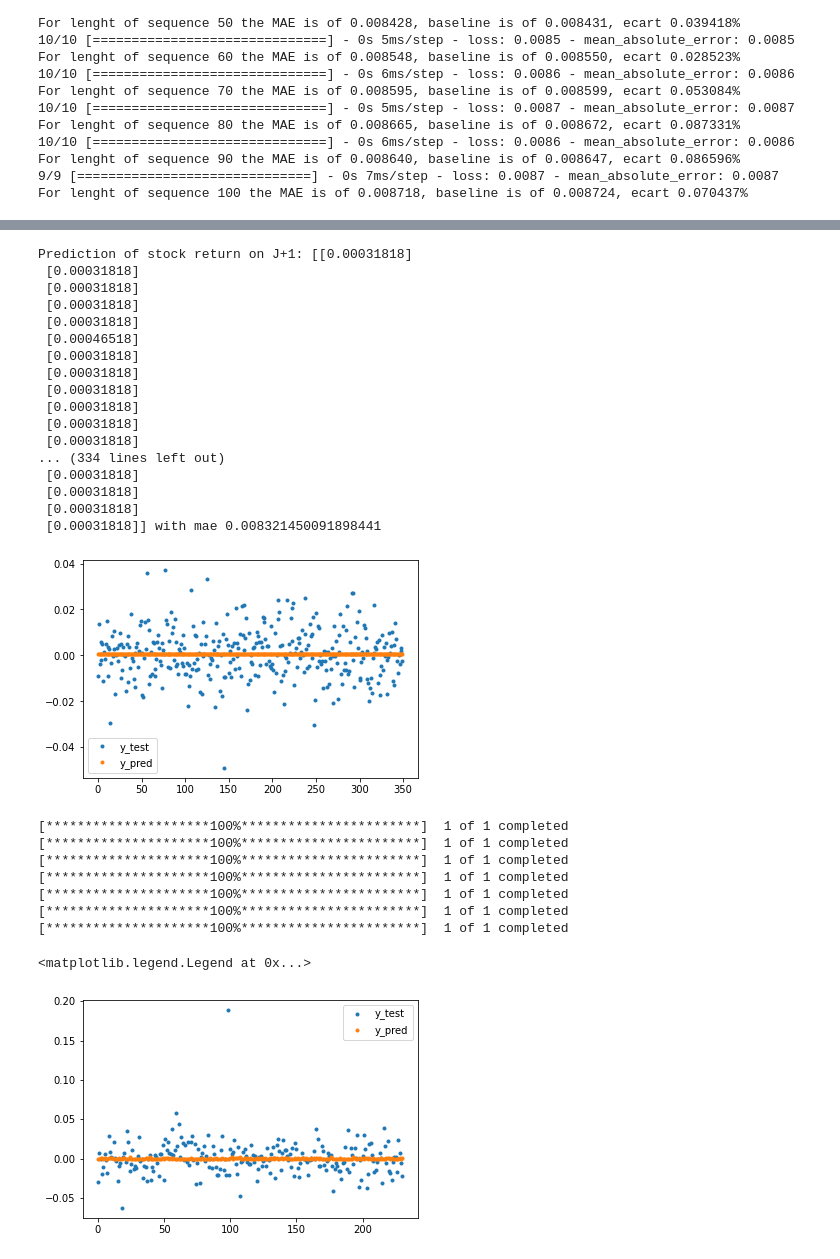
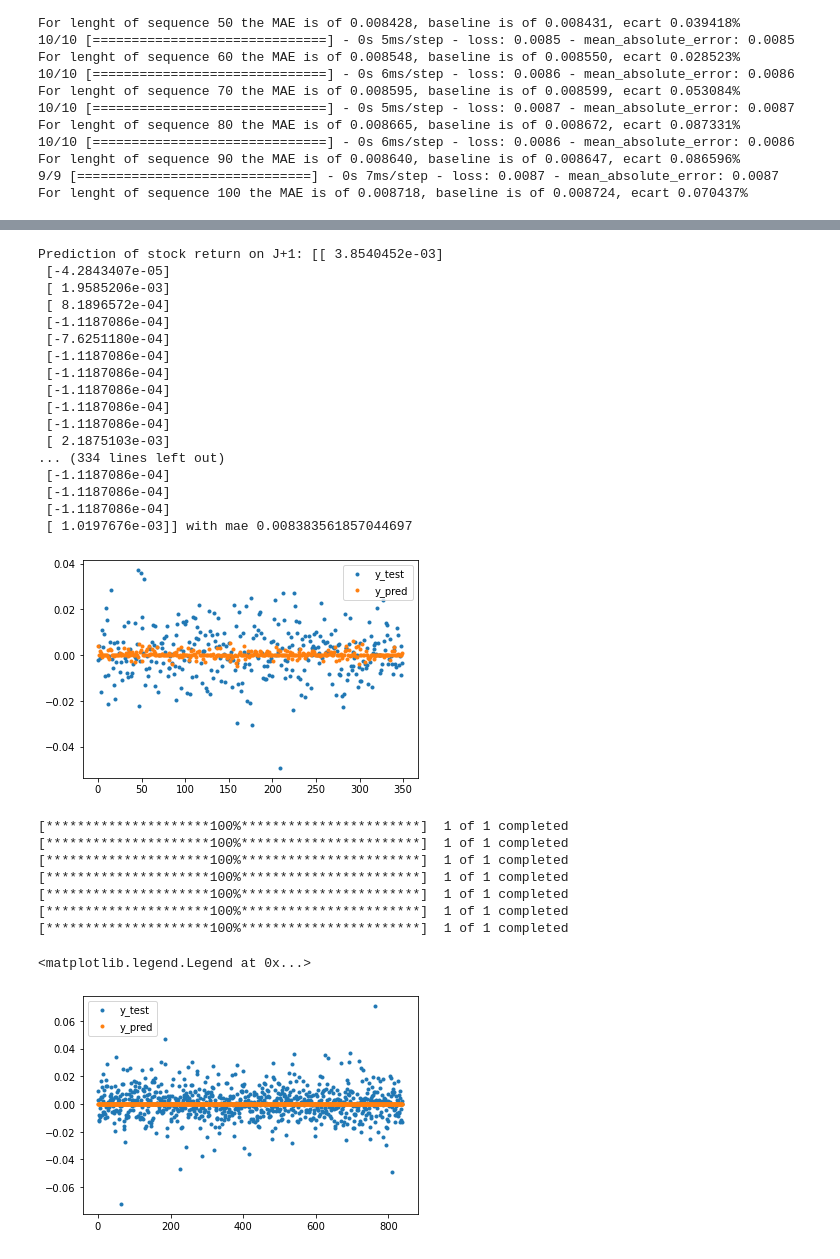
Before and after one commit to Jaouad-AHRAOUI/stock_prediction, a Jupyter notebook: notebooks/improve_cnn.ipynb, the cells around one changed output, grey strips where cells are left out. Saved outputs shown, nothing was run; the diff lists cells and outputs as text; code cells hidden in the pictures.

```diff
--- a/notebooks/improve_cnn.ipynb
+++ b/notebooks/improve_cnn.ipynb
@@ -541,9 +525,9 @@ For lenght of sequence 100 the MAE is of 0.008718, baseline is of 0.008724, ecar
 # %%
-X_train, y_train, X_val, y_val, X_test, y_test, model_vinci = train_model(data,
-                                                                          idx,
-                                                                          batch_size=128,
-                                                                          l_rate=0.001,
-                                                                          len_=30,
-                                                                          plot_history=True)
+X_train_30, y_train_30, X_val_30, y_val_30, X_test_30, y_test_30, model_30 = train_model(data,
+                                                                      idx,
+                                                                      batch_size=128,
+                                                                      l_rate=0.001,
+                                                                      len_=30,
+                                                                      plot_history=True)
 # %% [output]
 Epoch 1/1000
@@ -569,51 +553,51 @@ val_mae: 0.007851781323552132
 # %%
 #---Prediction
-res = model_vinci.evaluate(X_test, y_test, verbose=0)
-y_pred = model_vinci.predict(X_test, )
+res_30 = model_30.evaluate(X_test_30, y_test_30, verbose=0)
+y_pred_30 = model_30.predict(X_test_30)
 
-plt.plot(y_test, '.',  label='y_test')
-plt.plot(y_pred, '.', label='y_pred') #'.'
+plt.plot(y_test_30, '.',  label='y_test')
+plt.plot(y_pred_30, '.', label='y_pred') #'.'
 plt.legend()
 
-print(f"Prediction of stock return on J+1: {y_pred} with mae {res[1]}")
+print(f"Prediction of stock return on J+1: {y_pred_30} with mae {res_30[1]}")
 # %% [output]
-Prediction of stock return on J+1: [[0.00031818]
- [0.00031818]
- [0.00031818]
- [0.00031818]
- [0.00031818]
- [0.00046518]
- [0.00031818]
- [0.00031818]
- [0.00031818]
- [0.00031818]
- [0.00031818]
- [0.00031818]
+Prediction of stock return on J+1: [[ 3.8540452e-03]
+ [-4.2843407e-05]
+ [ 1.9585206e-03]
+ [ 8.1896572e-04]
+ [-1.1187086e-04]
+ [-7.6251180e-04]
+ [-1.1187086e-04]
+ [-1.1187086e-04]
+ [-1.1187086e-04]
+ [-1.1187086e-04]
+ [-1.1187086e-04]
+ [ 2.1875103e-03]
 ... (334 lines left out)
- [0.00031818]
- [0.00031818]
- [0.00031818]
- [0.00031818]] with mae 0.008321450091898441
+ [-1.1187086e-04]
+ [-1.1187086e-04]
+ [-1.1187086e-04]
+ [ 1.0197676e-03]] with mae 0.008383561857044697
-[figure, old version]
+[figure, new version]
 # %%
 #---Select time period
 data_to_predict, idx_ = load_data_api('vinci', start_date='2016-01-01', end_date = '2019-06-14')
 
 #---Create sequences for X and y
-X_test_, y_test_ = shift_sequences(df = data_to_predict, idx = idx_, length=30)
+X_test_, y_test_ = shift_sequences(df = data_to_predict, idx = idx_, length=20)
 
-prediction_vinci = model_vinci.predict(X_test_)
+prediction_30 = model_30.predict(X_test_)
 
 plt.plot(y_test_, '.', label='y_test')
-plt.plot(prediction_vinci, '.', label = 'y_pred') #['vinci']
+plt.plot(prediction_30, '.', label = 'y_pred') #['vinci']
 plt.legend()
 # %% [output]
 [*********************100%***********************]  1 of 1 completed
 [*********************100%***********************]  1 of 1 completed
 [*********************100%***********************]  1 of 1 completed
 [*********************100%***********************]  1 of 1 completed
 [*********************100%***********************]  1 of 1 completed
 [*********************100%***********************]  1 of 1 completed
 [*********************100%***********************]  1 of 1 completed
 <matplotlib.legend.Legend at 0x...>
-[figure, old version]
+[figure, new version]
```
Also changed, not shown: parts of 7 cells of this notebook, 1 other file.
